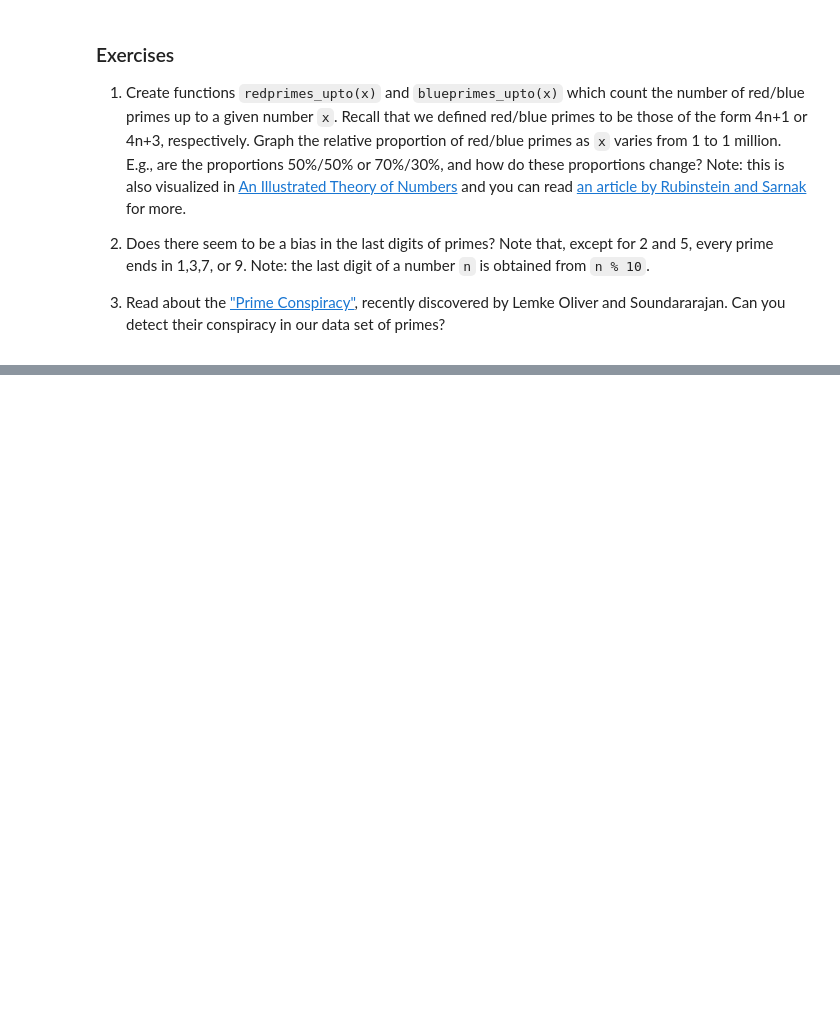
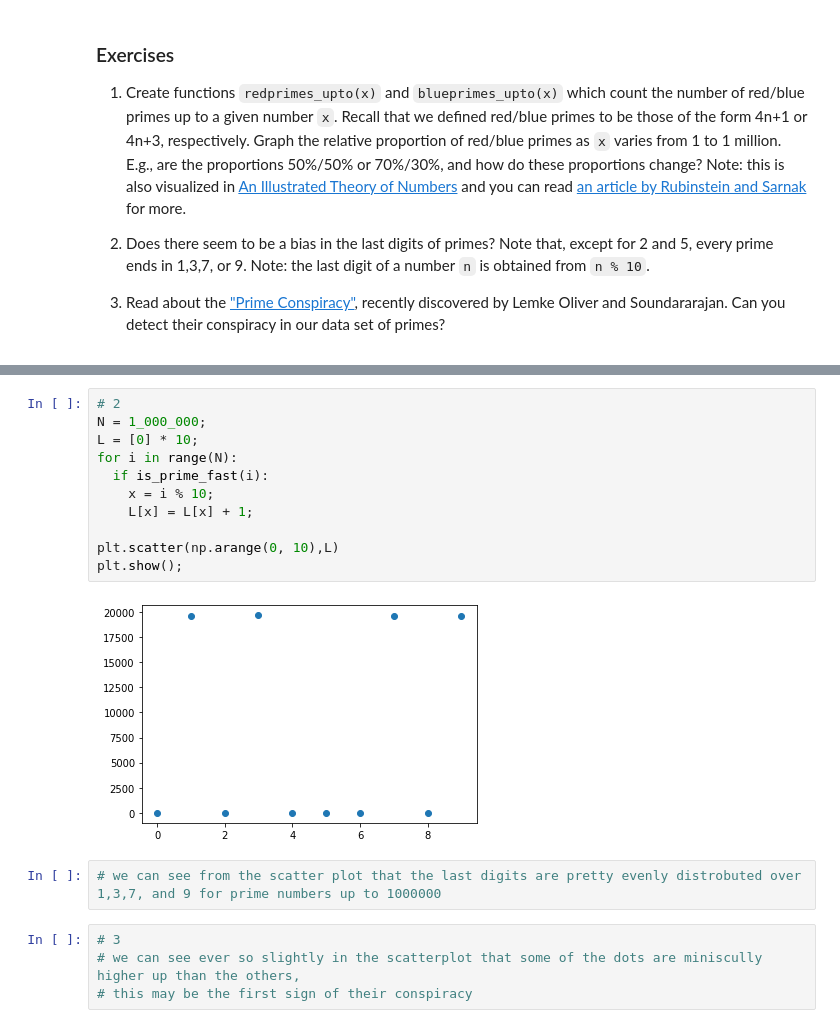
Before and after one commit to dannowilby/MATH152, a Jupyter notebook: P4M_Notebook_3.ipynb, the cells around one changed output, grey strips where cells are left out. Cells and saved outputs as stored; diff of their text form; blank space fills up the shorter version.

```diff
--- a/P4M_Notebook_3.ipynb
+++ b/P4M_Notebook_3.ipynb
@@ -1079,0 +1153,19 @@ None
+# %%
+# 2
+N = 1_000_000;
+L = [0] * 10;
+for i in range(N):
+  if is_prime_fast(i):
+    x = i % 10;
+    L[x] = L[x] + 1;
+
+plt.scatter(np.arange(0, 10),L)
+plt.show();
+# %% [output]
+[figure, added]
+# %%
+# we can see from the scatter plot that the last digits are pretty evenly distrobuted over 1,3,7, and 9 for prime numbers up to 1000000
+# %%
+# 3
+# we can see ever so slightly in the scatterplot that some of the dots are miniscully higher up than the others,
+# this may be the first sign of their conspiracy
```
Also changed, not shown: parts of 12 cells of this notebook.
